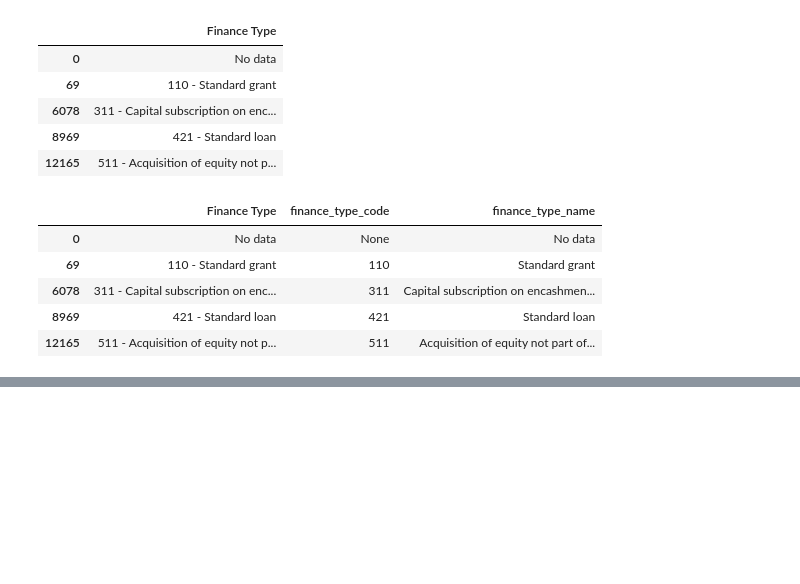
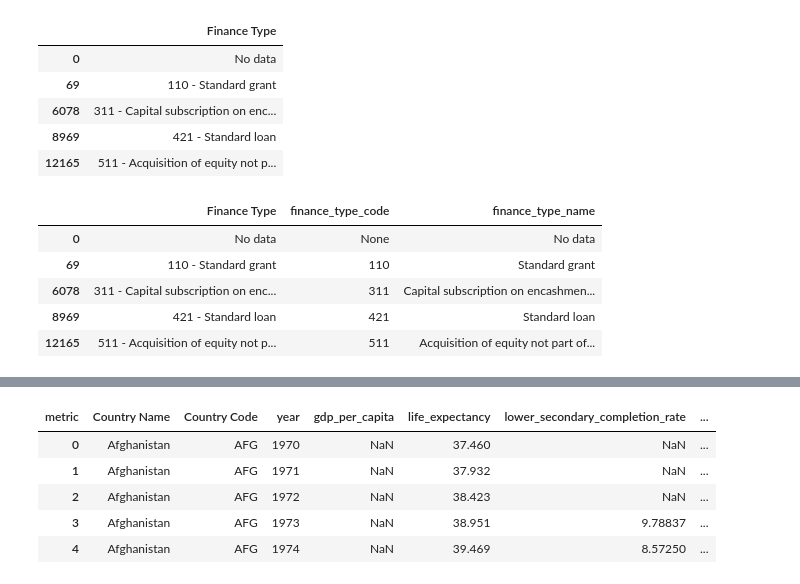
Before and after one commit to kirbt/INFO430-datawarehouse, a Jupyter notebook: iata_ETL.ipynb, the cells around one changed output, grey strips where cells are left out. Saved outputs shown, nothing was run; the diff lists cells and outputs as text; code cells hidden in the pictures; blank space fills up the shorter version.

```diff
--- a/iata_ETL.ipynb
+++ b/iata_ETL.ipynb
@@ -556,0 +636,27 @@ NameError: name 'di' is not defined
+# %%
+# theres weird rows where theres no data at all so filter it out (verified using R)
+
+indicator_long = indicator_long[indicator_long["metric"].notna()]
+
+# theres "..." entries as opposed to n/a entries
+indicator_long["value"] = indicator_long["value"].replace("..", None)
+
+# convert numeric
+indicator_long["value"] = pd.to_numeric(indicator_long["value"], errors="coerce")
+# %%
+# pivot again to convert metrics to seperate columns
+
+indicator_pivoted = indicator_long.pivot_table(
+    index=["Country Name", "Country Code", "year"],
+    columns="metric",
+    values="value"
+).reset_index()
+
+indicator_pivoted.head()
+# %% [output]
+| metric | Country Name | Country Code | year | gdp_per_capita | life_expectancy | lower_secondary_completion_rate | ... |
+| 0 | Afghanistan | AFG | 1970 | NaN | 37.460 | NaN | ... |
+| 1 | Afghanistan | AFG | 1971 | NaN | 37.932 | NaN | ... |
+| 2 | Afghanistan | AFG | 1972 | NaN | 38.423 | NaN | ... |
+| 3 | Afghanistan | AFG | 1973 | NaN | 38.951 | 9.78837 | ... |
+| 4 | Afghanistan | AFG | 1974 | NaN | 39.469 | 8.57250 | ... |
```
Also changed, not shown: parts of 15 cells of this notebook.
